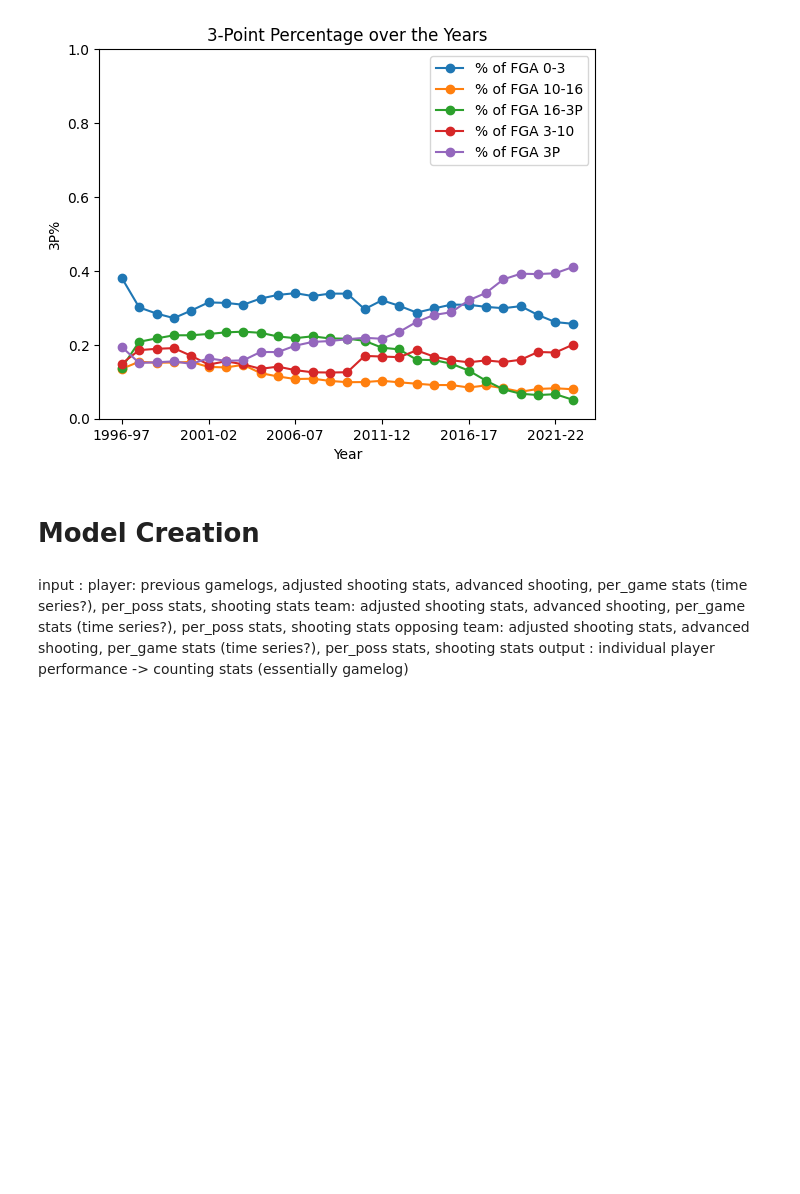
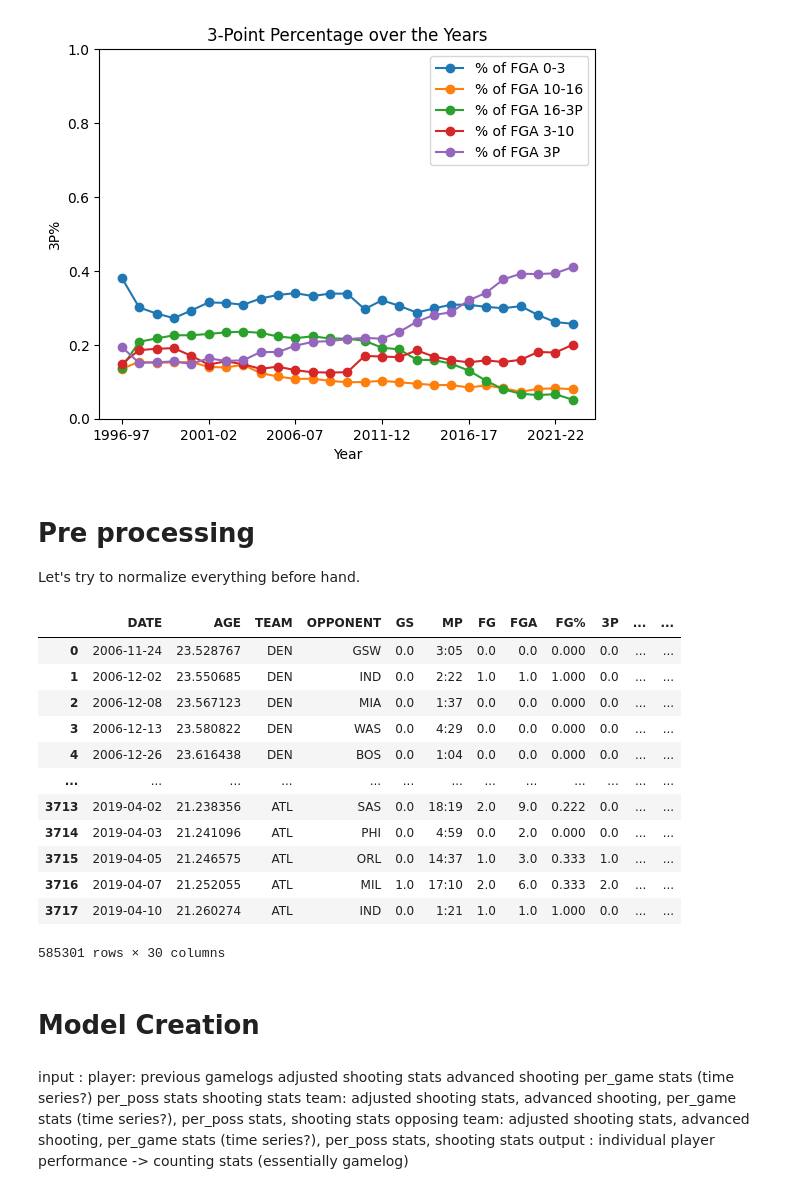
Before and after one commit to chrisli3064/NBA, a Jupyter notebook: NBAProject.ipynb, the cells around one changed output. Saved outputs shown, nothing was run; the diff lists cells and outputs as text; code cells hidden in the pictures; blank space fills up the shorter version.

Commit message:
game_log refactoring and formatting.
Next steps -> try to normalize and create time series

```diff
--- a/NBAProject.ipynb
+++ b/NBAProject.ipynb
@@ -609,10 +609,61 @@ plt.ylim(0, 1)
 plt.show()
 # %% [output]
 [figure]
+# %% [markdown]
+# Pre processing
+
+Let's try to normalize everything before hand.
+# %%
+# convert age: year - days -> year
+game_logs_dfs['game_logs']['AGE'] = game_logs_dfs['game_logs']['AGE'].apply(lambda x: int(x[:2]) + float(int(x.split('-')[1])/365))
+# %%
+# refactor RESULT into WON and diff
+import re
+game_logs_dfs['game_logs']['DIFF'] = game_logs_dfs['game_logs']['RESULT'].apply(lambda text: float(re.search(r'\((.*?)\)', text).group(1)))
+game_logs_dfs['game_logs']['WON'] = game_logs_dfs['game_logs']['RESULT'].apply(lambda x: 1 if x[0] =='W' else 0 )
+# refactor home into hot encode
+game_logs_dfs['game_logs']['HOME']= game_logs_dfs['game_logs']['HOME/AWAY'].apply(lambda x: 1 if x=='HOME' else 0 )
+
+# drop unneeded columns
+game_logs_dfs['game_logs'].drop(['RESULT','HOME/AWAY'],axis = 1, inplace = True)
+
+# get rid of NANs
+game_logs_dfs['game_logs'].fillna(0,inplace=True)
+# %%
+# convert columns to float values
+float_columns = ['GS','FG','FGA','FG%','3P','3PA','3P%','FT','FTA','FT%','ORB','DRB','TRB','AST','STL','BLK','TOV','PF','PTS','GAME_SCORE','+/-']
+for column in float_columns:
+    game_logs_dfs['game_logs'][column] = pd.to_numeric(game_logs_dfs['game_logs'][column], errors='coerce')
+# %%
+
+game_logs_dfs['game_logs']['DATE'] = pd.to_datetime(game_logs_dfs['game_logs']['DATE'])
+# %%
+game_logs_dfs['game_logs']
+# %% [output]
+|  | DATE | AGE | TEAM | OPPONENT | GS | MP | FG | FGA | FG% | 3P | ... | ... |
+| 0 | 2006-11-24 | 23.528767 | DEN | GSW | 0.0 | 3:05 | 0.0 | 0.0 | 0.000 | 0.0 | ... | ... |
+| 1 | 2006-12-02 | 23.550685 | DEN | IND | 0.0 | 2:22 | 1.0 | 1.0 | 1.000 | 0.0 | ... | ... |
+| 2 | 2006-12-08 | 23.567123 | DEN | MIA | 0.0 | 1:37 | 0.0 | 0.0 | 0.000 | 0.0 | ... | ... |
+| 3 | 2006-12-13 | 23.580822 | DEN | WAS | 0.0 | 4:29 | 0.0 | 0.0 | 0.000 | 0.0 | ... | ... |
+| 4 | 2006-12-26 | 23.616438 | DEN | BOS | 0.0 | 1:04 | 0.0 | 0.0 | 0.000 | 0.0 | ... | ... |
+| ... | ... | ... | ... | ... | ... | ... | ... | ... | ... | ... | ... | ... |
+| 3713 | 2019-04-02 | 21.238356 | ATL | SAS | 0.0 | 18:19 | 2.0 | 9.0 | 0.222 | 0.0 | ... | ... |
+| 3714 | 2019-04-03 | 21.241096 | ATL | PHI | 0.0 | 4:59 | 0.0 | 2.0 | 0.000 | 0.0 | ... | ... |
+| 3715 | 2019-04-05 | 21.246575 | ATL | ORL | 0.0 | 14:37 | 1.0 | 3.0 | 0.333 | 1.0 | ... | ... |
+| 3716 | 2019-04-07 | 21.252055 | ATL | MIL | 1.0 | 17:10 | 2.0 | 6.0 | 0.333 | 2.0 | ... | ... |
+| 3717 | 2019-04-10 | 21.260274 | ATL | IND | 0.0 | 1:21 | 1.0 | 1.0 | 1.000 | 0.0 | ... | ... |
+585301 rows × 30 columns
 # %% [markdown]
 # Model Creation
 # %% [markdown]
-input : player: previous gamelogs, adjusted shooting stats, advanced shooting, per_game stats (time series?), per_poss stats, shooting stats
+input :
+    player:
+        previous gamelogs
+        adjusted shooting stats
+        advanced shooting
+        per_game stats (time series?)
+        per_poss stats
+        shooting stats
     team: adjusted shooting stats, advanced shooting, per_game stats (time series?), per_poss stats, shooting stats
     opposing team: adjusted shooting stats, advanced shooting, per_game stats (time series?), per_poss stats, shooting stats
 output : individual player performance -> counting stats (essentially gamelog)
```
Also changed, not shown: parts of 4 cells of this notebook.
